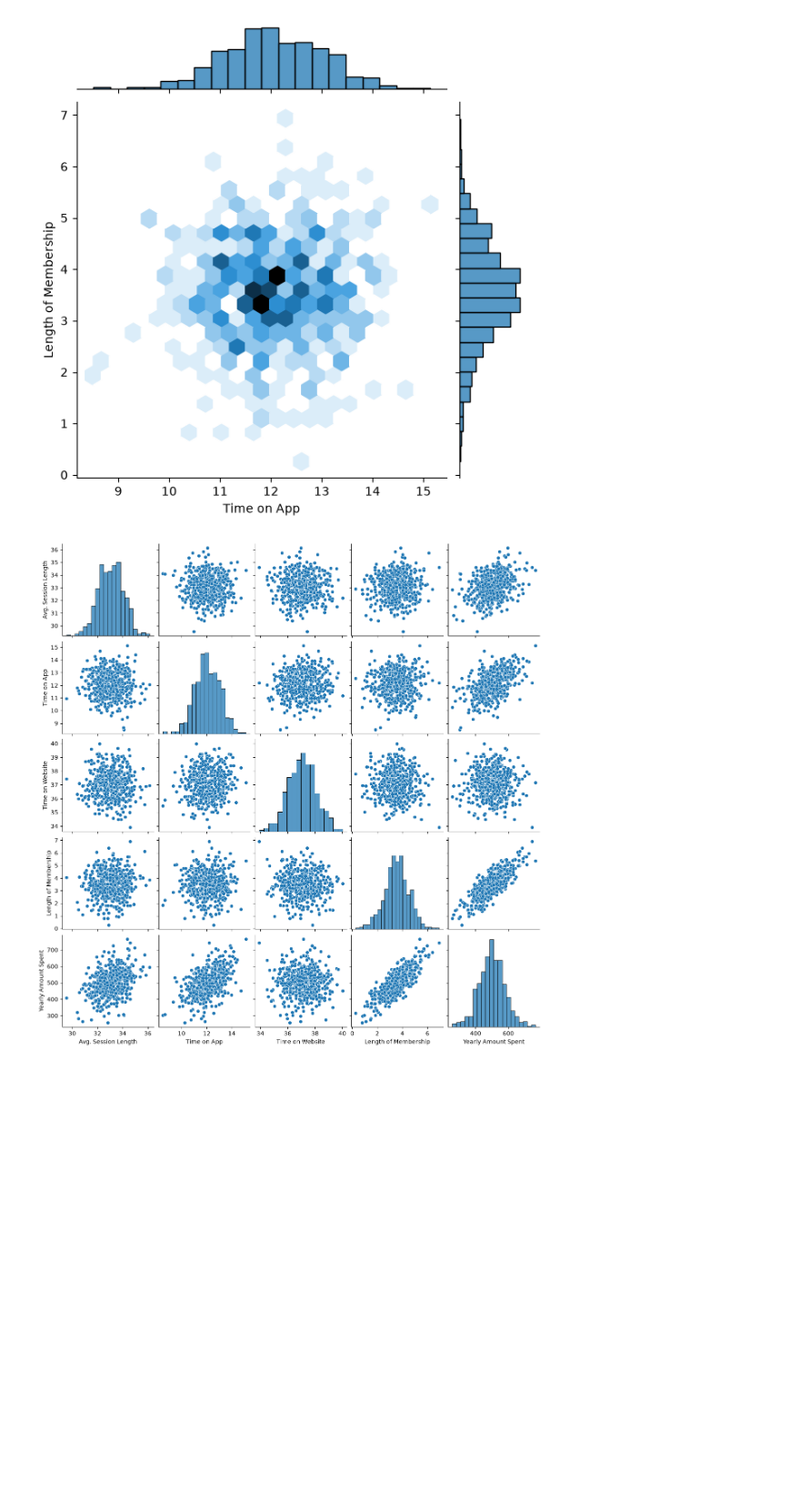
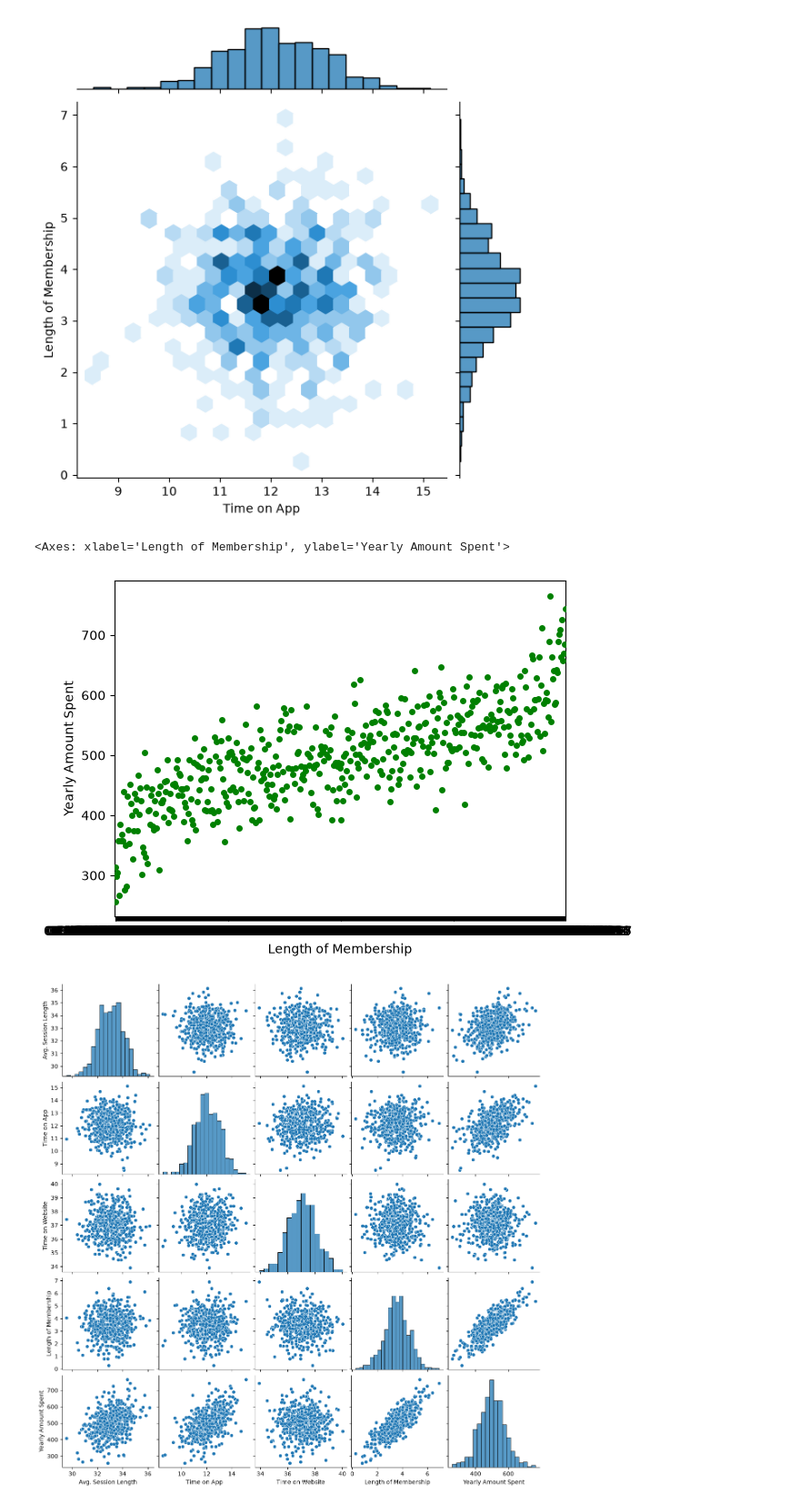
Before and after one commit to Ganu180/E-commerce-linear-regression-project, a Jupyter notebook: main.ipynb, the cells around one changed output. Shown at 91% size. Cells and saved outputs as stored; diff of their text form; code cells hidden in the pictures; blank space fills up the shorter version.

Commit message:
Added SwamPlot

```diff
--- a/main.ipynb
+++ b/main.ipynb
@@ -117,6 +113,11 @@ sns.jointplot(data=customers, x='Time on App', y='Length of Membership', kind='h
 plt.show()
 # %% [output]
 [figure]
+# %%
+sns.swarmplot(data=customers, x='Length of Membership', y='Yearly Amount Spent', color='green')
+# %% [output]
+<Axes: xlabel='Length of Membership', ylabel='Yearly Amount Spent'>
+[figure, added]
 # %%
 sns.pairplot(customers)
 plt.show()
```
Also changed, not shown: parts of 1 cell of this notebook.
